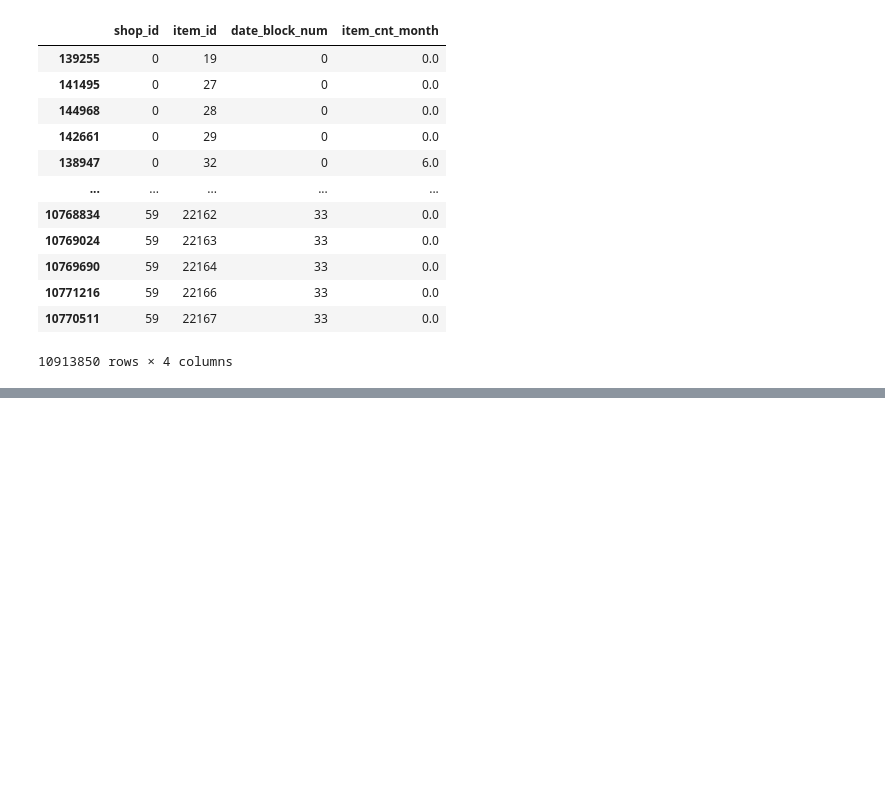
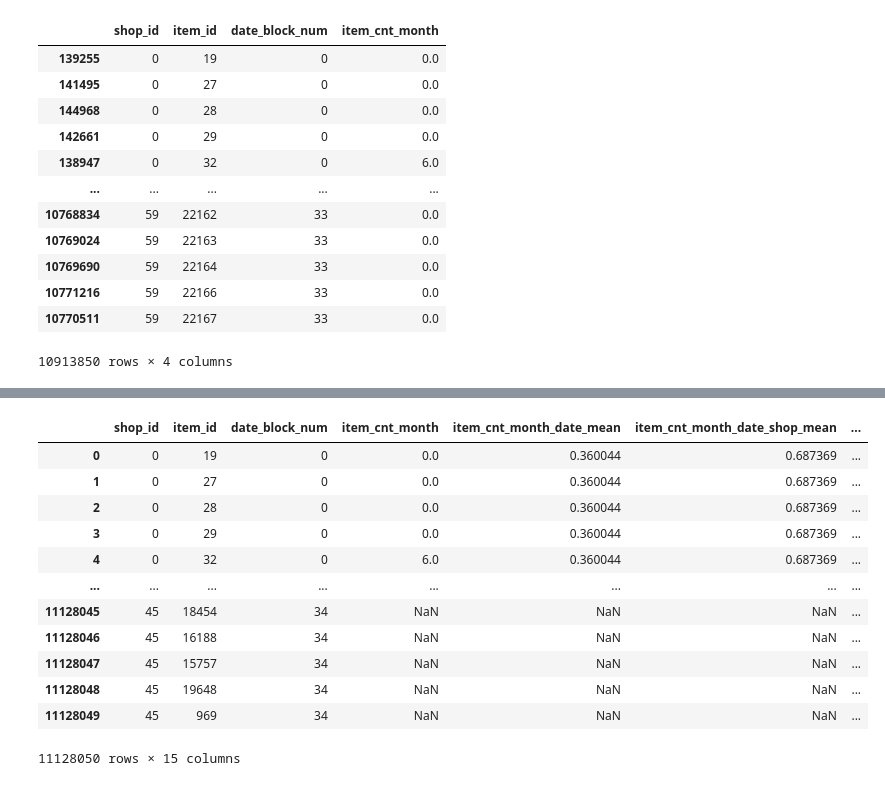
Before and after one commit to ddmitry80/coursera_how_to_win_kaggle, a Jupyter notebook: Final_project/Coursera_Kaggle_Project.ipynb, the cells around one changed output, grey strips where cells are left out. Saved outputs shown, nothing was run; the diff lists cells and outputs as text; code cells hidden in the pictures; blank space fills up the shorter version.

```diff
--- a/Final_project/Coursera_Kaggle_Project.ipynb
+++ b/Final_project/Coursera_Kaggle_Project.ipynb
@@ -441,5 +458,6 @@ Wall time: 53.1 s
 # %%
 %%time
 # Making lag features
-mdata = mdata.merge(lag_feature(mdata, [1, 2, 3, 4], 'item_cnt_month'))
+mdata = mdata.merge(lag_feature(mdata, [1, 2, 3, 4], 'item_cnt_month_date_mean'))
 mdata
+# %% [output]
@@ -445,0 +465,13 @@ mdata
+|  | shop_id | item_id | date_block_num | item_cnt_month | item_cnt_month_date_mean | item_cnt_month_date_shop_mean | ... |
+| 0 | 0 | 19 | 0 | 0.0 | 0.360044 | 0.687369 | ... |
+| 1 | 0 | 27 | 0 | 0.0 | 0.360044 | 0.687369 | ... |
+| 2 | 0 | 28 | 0 | 0.0 | 0.360044 | 0.687369 | ... |
+| 3 | 0 | 29 | 0 | 0.0 | 0.360044 | 0.687369 | ... |
+| 4 | 0 | 32 | 0 | 6.0 | 0.360044 | 0.687369 | ... |
+| ... | ... | ... | ... | ... | ... | ... | ... |
+| 11128045 | 45 | 18454 | 34 | NaN | NaN | NaN | ... |
+| 11128046 | 45 | 16188 | 34 | NaN | NaN | NaN | ... |
+| 11128047 | 45 | 15757 | 34 | NaN | NaN | NaN | ... |
+| 11128048 | 45 | 19648 | 34 | NaN | NaN | NaN | ... |
+| 11128049 | 45 | 969 | 34 | NaN | NaN | NaN | ... |
+11128050 rows × 15 columns
```
Also changed, not shown: parts of 13 cells of this notebook.
